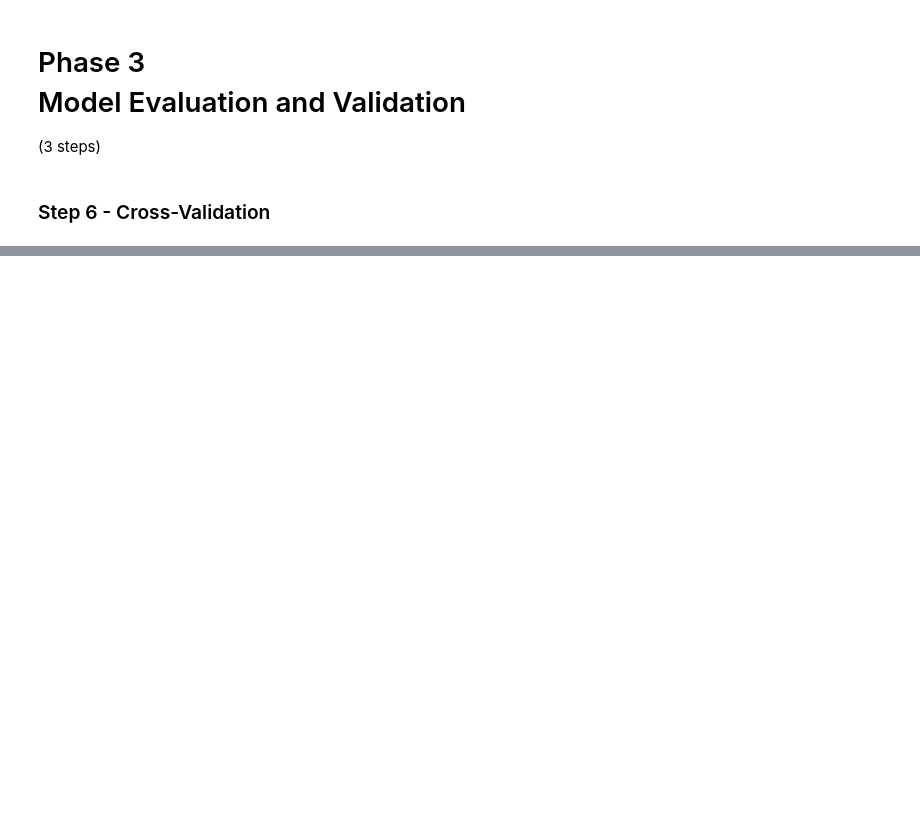
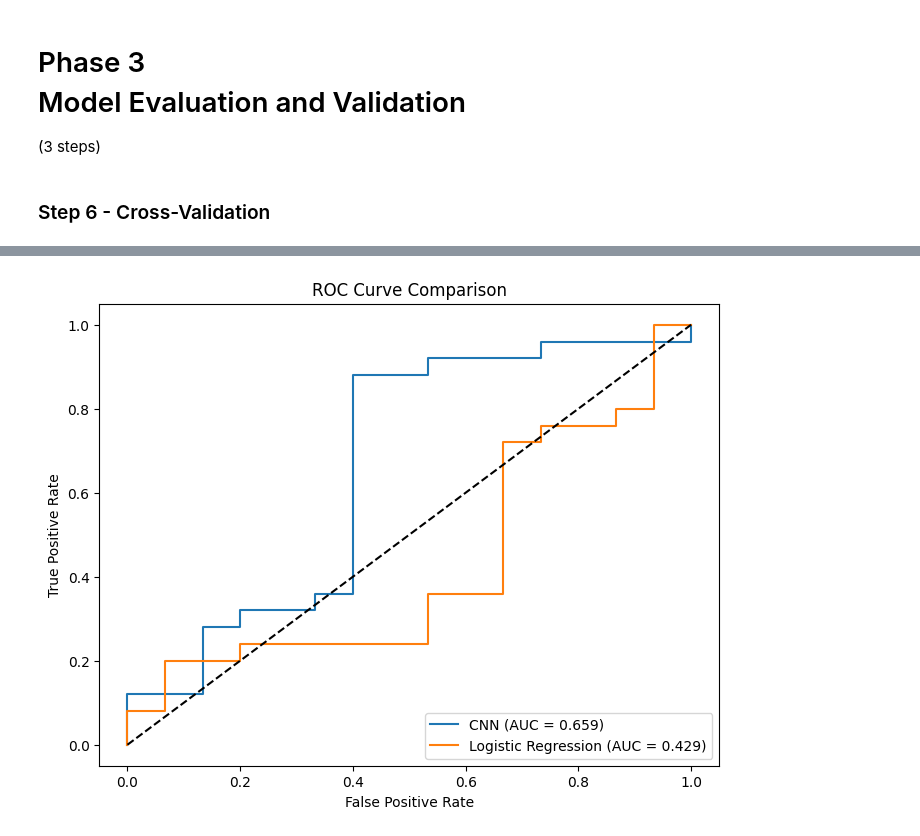
Before and after one commit to princypandya/Food-Delivery-Time-Prediction, a Jupyter notebook: Assi7_CNN_Apropri_Evaluation_Validation.ipynb, the cells around one changed output, grey strips where cells are left out. Cells and saved outputs as stored; diff of their text form; code cells hidden in the pictures; blank space fills up the shorter version.

```diff
--- a/Assi7_CNN_Apropri_Evaluation_Validation.ipynb
+++ b/Assi7_CNN_Apropri_Evaluation_Validation.ipynb
@@ -608,0 +699,79 @@ Accuracy: 0.400, Precision: 1.000, Recall: 0.040, F1-score: 0.077
+# %%
+# Dummy dataset (replace with actual images and labels)
+num_samples = 200
+img_height, img_width, channels = 64, 64, 3
+
+def generate_dummy_image(i):
+    np.random.seed(i)
+    return (np.random.rand(img_height, img_width, channels)*255).astype(np.uint8)
+
+images = np.array([generate_dummy_image(i) for i in range(num_samples)])
+labels = np.random.choice([0, 1], size=num_samples)  # 0 = Fast, 1 = Delayed
+
+images = images.astype('float32') / 255.0
+
+# Split dataset (80-20 split)
+from sklearn.model_selection import train_test_split
+x_train, x_test, y_train, y_test = train_test_split(images, labels, test_size=0.2, random_state=42)
+
+# Build and train CNN
+def build_cnn():
+    model = Sequential([
+        Conv2D(64, (3,3), activation='relu', input_shape=(img_height, img_width, channels)),
+        MaxPooling2D((2,2)),
+        Conv2D(128, (3,3), activation='relu'),
+        MaxPooling2D((2,2)),
+        Conv2D(256, (3,3), activation='relu'),
+        MaxPooling2D((2,2)),
+        Flatten(),
+        Dense(128, activation='relu'),
+        Dropout(0.5),
+        Dense(1, activation='sigmoid')
+    ])
+    model.compile(optimizer=Adam(0.001), loss='binary_crossentropy', metrics=['accuracy'])
+    return model
+
+cnn = build_cnn()
+cnn.fit(x_train, y_train, epochs=15, batch_size=16, verbose=0)
+
+# CNN predictions
+y_pred_prob_cnn = cnn.predict(x_test).flatten()
+y_pred_cnn = (y_pred_prob_cnn > 0.5).astype(int)
+
+# Logistic Regression on flattened images
+x_train_flat = x_train.reshape(x_train.shape[0], -1)
+x_test_flat = x_test.reshape(x_test.shape[0], -1)
+
+log_reg = LogisticRegression(max_iter=500)
+log_reg.fit(x_train_flat, y_train)
+
+y_pred_prob_lr = log_reg.predict_proba(x_test_flat)[:,1]
+y_pred_lr = log_reg.predict(x_test_flat)
+
+# Evaluation Metrics
+def print_metrics(y_true, y_pred, model_name):
+    acc = accuracy_score(y_true, y_pred)
+    cm = confusion_matrix(y_true, y_pred)
+    print(f"{model_name} Accuracy: {acc:.3f}")
+    print(f"{model_name} Confusion Matrix:\n{cm}")
+
+print_metrics(y_test, y_pred_cnn, "CNN")
+print_metrics(y_test, y_pred_lr, "Logistic Regression")
+
+# ROC Curve for both models
+fpr_cnn, tpr_cnn, _ = roc_curve(y_test, y_pred_prob_cnn)
+roc_auc_cnn = auc(fpr_cnn, tpr_cnn)
+
+fpr_lr, tpr_lr, _ = roc_curve(y_test, y_pred_prob_lr)
+roc_auc_lr = auc(fpr_lr, tpr_lr)
+
+plt.figure(figsize=(8,6))
+plt.plot(fpr_cnn, tpr_cnn, label=f'CNN (AUC = {roc_auc_cnn:.3f})')
+plt.plot(fpr_lr, tpr_lr, label=f'Logistic Regression (AUC = {roc_auc_lr:.3f})')
+plt.plot([0,1], [0,1], 'k--')
+plt.xlabel('False Positive Rate')
+plt.ylabel('True Positive Rate')
+plt.title('ROC Curve Comparison')
+plt.legend(loc='lower right')
+plt.show()
+# %% [output]
@@ -608,0 +787 @@ Accuracy: 0.400, Precision: 1.000, Recall: 0.040, F1-score: 0.077
+[figure, added]
```
Also changed, not shown: parts of 9 cells of this notebook.
